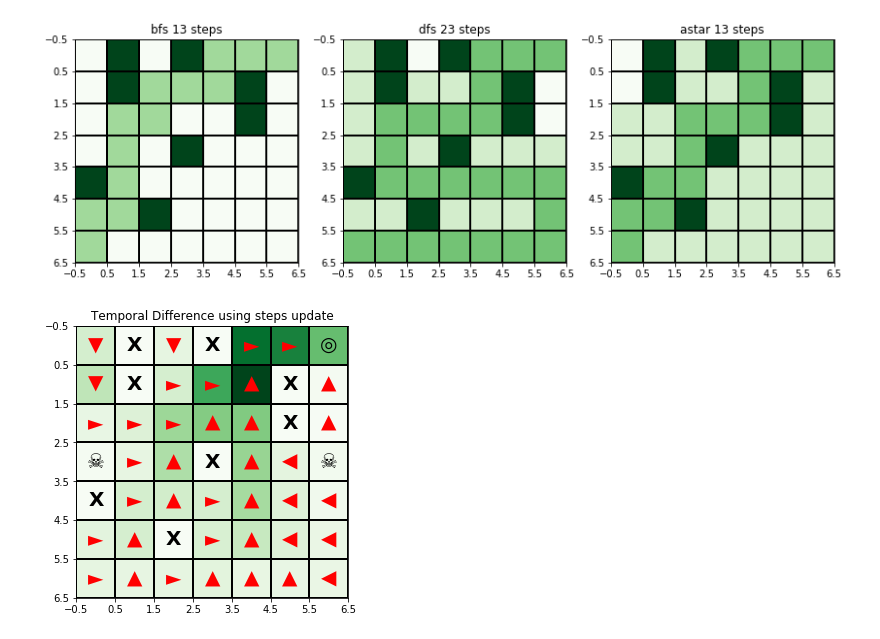
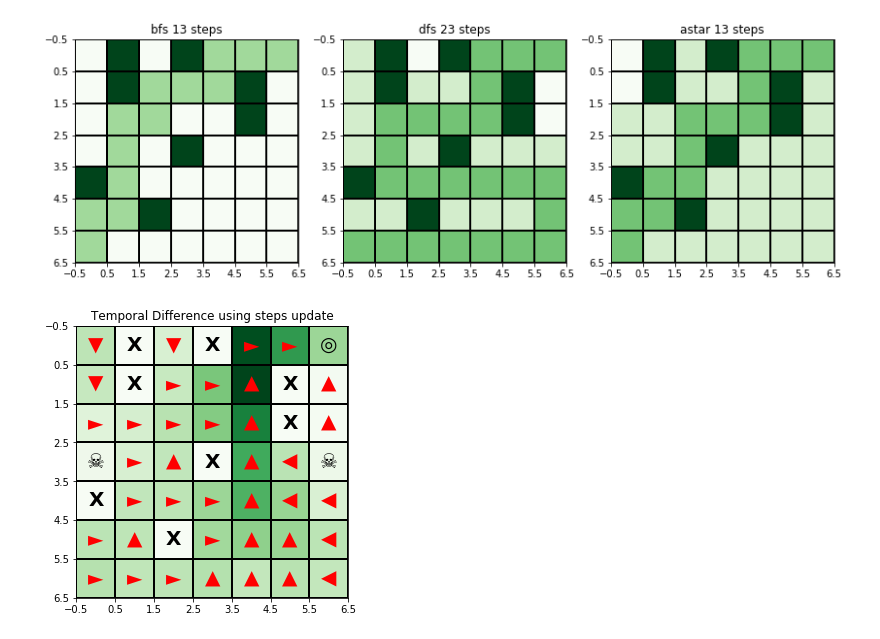
Before and after one commit to chihoxtra/reinforcement_learning, a Jupyter notebook: [PlayAround][Reinforcement Learning].ipynb, the cells around one changed output. Saved outputs shown, nothing was run; the diff lists cells and outputs as text; code cells hidden in the pictures.

```diff
--- a/[PlayAround][Reinforcement Learning].ipynb
+++ b/[PlayAround][Reinforcement Learning].ipynb
@@ -367,12 +368,15 @@ class RL_Problem():
 
         if r <= self.moveProbability[0]:
             newState = potentialMoves[0]
+            p = potentialMoves[0]
         elif r > self.moveProbability[0] and r <= self.moveProbability[0] + self.moveProbability[1]:
             newState = potentialMoves[1]
+            p = potentialMoves[1]
         else:
             newState = potentialMoves[2]
+            p = potentialMoves[2]
 
-        return newState
+        return newState, p
 # %%
 class RL_SearchAgent:
 
@@ -632,13 +629,13 @@ p1 = RL_Problem(dimension = (7,7),
 # %%
 ################# Method 1: Temporal Difference ########################
 visitedPath = []
-TDLamda = 0.7 # 0-> TD(0) not use eligibility ; (1) 1-> use eligibility
-s1 = RL_SearchAgent(p1, alpha = 0.05, gamma = 0.85, initialState = (1,1), TDLamda=TDLamda)
+TDLamda = 0.3 # 0-> TD(0) not use eligibility ; (1) 1-> use eligibility K steps
+s1 = RL_SearchAgent(p1, alpha = 0.08, gamma = 0.9, initialState = (1,1), TDLamda=TDLamda)
 
-visitedPath, QscoreDiffHist = s1.trainModelbyTemporalDifference(epoche=700, offPolicyThreshold=0.3)
+visitedPath, QscoreDiffHist = s1.trainModelbyTemporalDifference(epoche=400, offPolicyThreshold=0.5)
 displayRLMaze(p1, s1, visitedPath,'Temporal Difference using steps update')
 # %% [output]
-[figure, old version]
+[figure, new version]
 # %%
 plt.plot(QscoreDiffHist)
 #np.sum(QscoreDiffHist[-100:])
```
Also changed, not shown: parts of 8 cells of this notebook.
